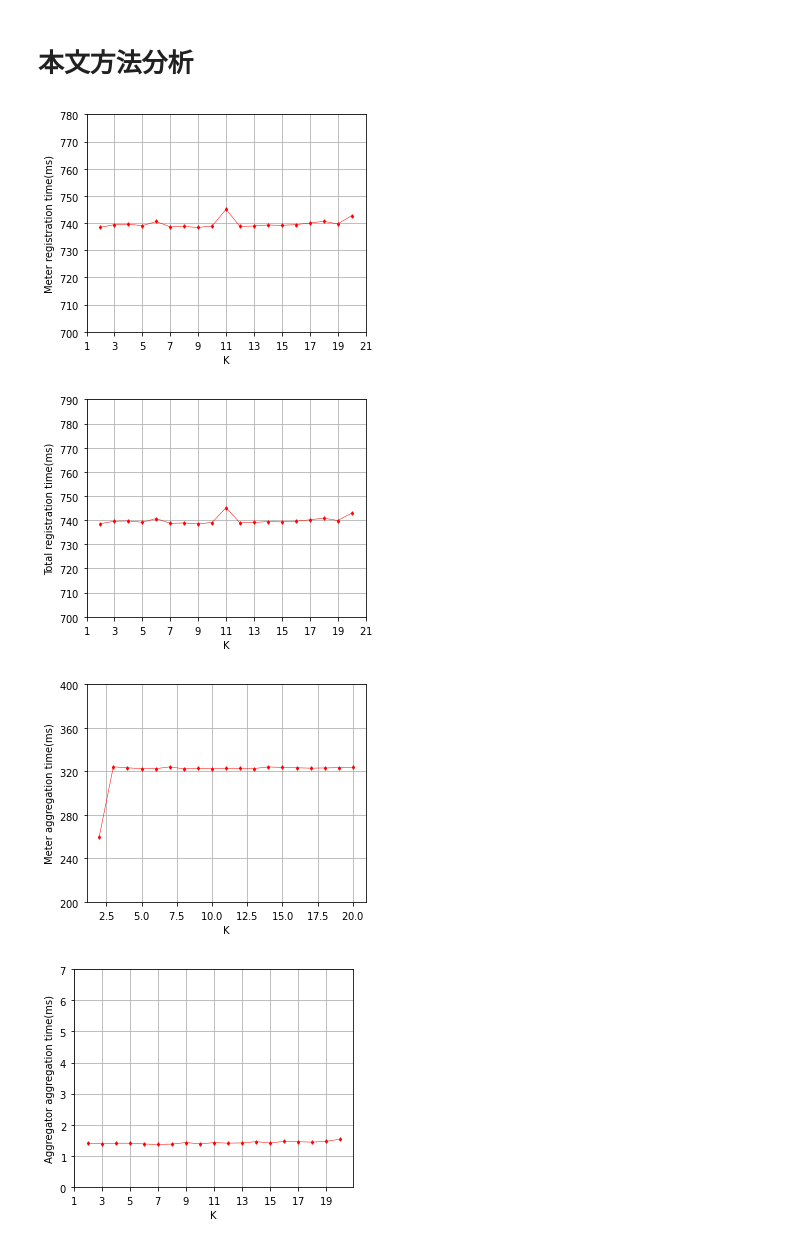
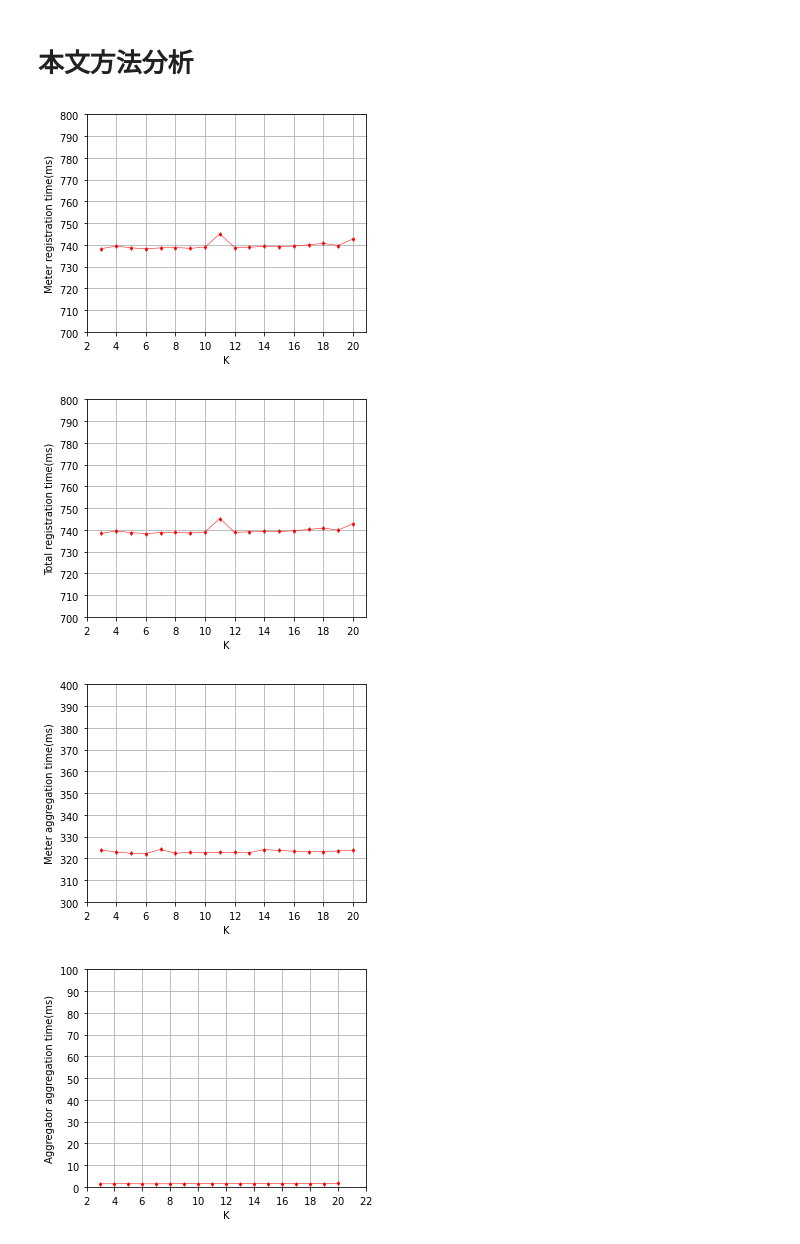
Before and after one commit to SevenBruce/CirAggregation, a Jupyter notebook: python/experments_fig.ipynb, the cells around one changed output. Saved outputs shown, nothing was run; the diff lists cells and outputs as text; code cells hidden in the pictures.

```diff
--- a/python/experments_fig.ipynb
+++ b/python/experments_fig.ipynb
@@ -258,3 +258,12 @@ plt.savefig('figs/total_report.svg')
 plt.show()
 # %% [output]
 [figure]
+# %%
+df_krange = pd.read_csv('k_range_data.csv', parse_dates=['timestamp'])
+
+df_krange['ex_meter_time'] = df_krange.control + df_krange.ta + df_krange['agg']
+df_krange.head()
+avg_col = {'control':np.mean, 'ta':np.mean, 'agg':np.mean, 'meter_time':np.mean, 'ex_meter_time':np.mean}
+avg_df_midx = df_krange.groupby(['host', 'name', 'func', 'meter_num']).agg(avg_col)
+display(avg_df_midx.style)
+avg_df_midx.rename(index={'cir':'our'})
@@ -263,9 +305,9 @@ plt.show()
 # %%
 # k anonymous register meter
 kMax = 21
-
-k = [k for k in range(2,kMax)]
-k_anony_f = ['meterRegTime_' + str(k) for k in range(2, kMax)]
+kMin = 3
+k = [k for k in range(kMin,kMax)]
+k_anony_f = ['meterRegTime_' + str(k) for k in range(kMin, kMax)]
 m_num = 20
 k_y = [avg_df_midx.loc[('raspberrypi', 'cir', f, m_num), 'meter_time']/1e6 for f in k_anony_f]
 
@@ -275,18 +317,18 @@ plt.xlabel('K')
 plt.ylabel('Meter registration time(ms)')
 plt.ticklabel_format(axis='y', style='sci', scilimits=(-4, 3))
 plt.grid()
-plt.yticks(range(700, 790, 10))
-plt.xticks(range(1,22, 2))
+plt.yticks(range(700, 810, 10))
+plt.xticks(range(kMin-1,kMax+1, 2))
 plt.savefig('figs/meter_k_meter_register.svg')
 plt.show()
 # %% [output]
-[figure, old version]
+[figure, new version]
 # %%
 # 注册阶段 总时间
 # k anonymous register total
 
-k = [k for k in range(2, kMax)]
-k_anony_f = ['meterRegTime_' + str(k) for k in range(2, kMax)]
+k = [k for k in range(kMin, kMax)]
+k_anony_f = ['meterRegTime_' + str(k) for k in range(kMin, kMax)]
 m_num = 20
 k_y = []
 for fname in k_anony_f:
@@ -298,20 +340,20 @@ for fname in k_anony_f:
 plt.plot(k, k_y, marker=markers[3], color='r')
 plt.xlabel('K')
 plt.ylabel('Total registration time(ms)')
-plt.yticks(range(700, 800, 10))
-plt.xticks(range(1, 22, 2))
+plt.yticks(range(700, 810, 10))
+plt.xticks(range(kMin-1, kMax+1, 2))
 plt.ticklabel_format(axis='y', style='sci', scilimits=(-4, 3))
 plt.grid()
 plt.savefig('figs/total_k_total_reg.svg')
 
 plt.show()
 # %% [output]
-[figure, old version]
+[figure, new version]
 # %%
 #聚合阶段
 # k anonymous report merter
-k = [k for k in range(2,kMax)]
-k_anony_f = ['meterRepTime_' + str(k) for k in range(2, kMax)]
+k = [k for k in range(kMin,kMax)]
+k_anony_f = ['meterRepTime_' + str(k) for k in range(kMin, kMax)]
 m_num = 20
 k_y = [avg_df_midx.loc[('raspberrypi', 'cir', f, m_num), 'meter_time']/1e6 for f in k_anony_f]
 
@@ -321,31 +363,31 @@ plt.xlabel('K')
 plt.ylabel('Meter aggregation time(ms)')
 plt.ticklabel_format(axis='y', style='sci', scilimits=(-4, 3))
 plt.grid()
-plt.yticks(range(200, 430, 40))
-# plt.xticks(range(1, 8))
+plt.yticks(range(300, 410, 10))
+plt.xticks(range(kMin-1, kMax+1, 2))
 plt.savefig('figs/meter_k_meter_report.svg')
 plt.show()
 # %% [output]
-[figure, old version]
+[figure, new version]
 # %%
 # k anonymous report aggregator
-k = [k for k in range(2,kMax)]
-k_anony_f = ['meterRepTime_' + str(k) for k in range(2, kMax)]
+k = [k for k in range(kMin,kMax)]
+k_anony_f = ['meterRepTime_' + str(k) for k in range(kMin, kMax)]
 m_num = 20
 k_y = [avg_df_midx.loc[('BruceChen', 'cir', f, m_num), 'agg']/1e6 for f in k_anony_f]
 
 plt.plot(k, k_y, marker=markers[3], color='r')
 
 plt.xlabel('K')
 plt.ylabel('Aggregator aggregation time(ms)')
 plt.ticklabel_format(axis='y', style='sci', scilimits=(-4, 3))
 plt.grid()
-plt.yticks(range(0, 8))
-plt.xticks(range(1, kMax, 2))
+plt.yticks(range(0, 110, 10))
+plt.xticks(range(kMin-1, kMax+2, 2))
 plt.savefig('figs/meter_k_agg_report.svg')
 plt.show()
 # %% [output]
-[figure, old version]
+[figure, new version]
 # %%
 # k anonymous report controll
 
```
Also changed, not shown: parts of 7 cells of this notebook, 16 other files.
